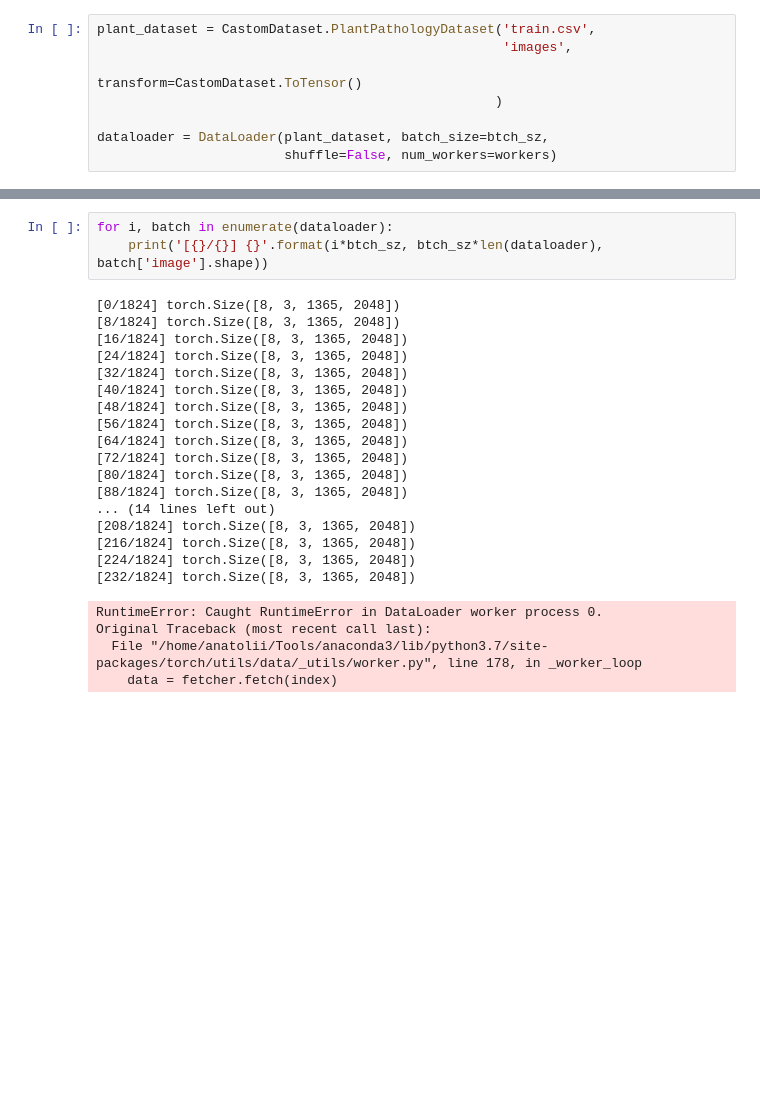
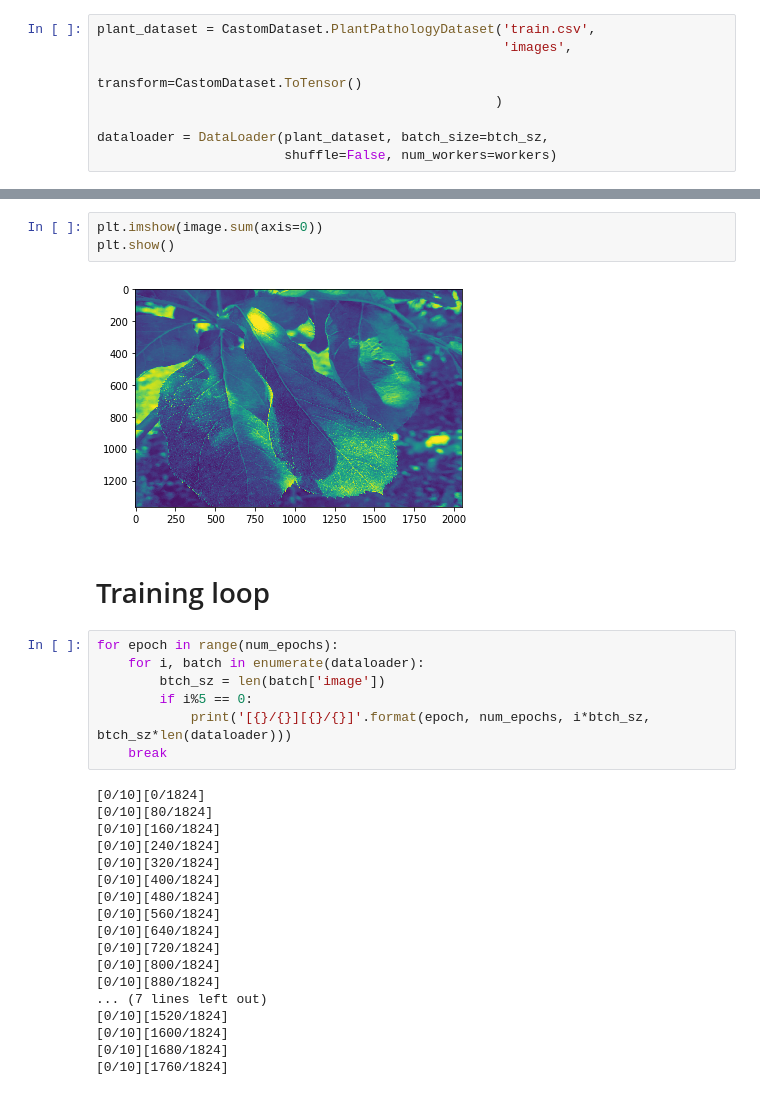
Before and after one commit to akorol98/Plant-Pathology, a Jupyter notebook: main.ipynb, the cells around one changed output, grey strips where cells are left out. Drawn from its saved outputs; the diff is of its cells as text; blank space fills up the shorter version.

Commit message:
format data loader

```diff
--- a/main.ipynb
+++ b/main.ipynb
@@ -66,25 +75,32 @@ tensor([1, 0, 0, 0])
+# %%
+plt.imshow(image.sum(axis=0))
+plt.show()
+# %% [output]
+[figure, added]
+# %% [markdown]
+# Training loop
 # %%
-for i, batch in enumerate(dataloader):
-    print('[{}/{}] {}'.format(i*btch_sz, btch_sz*len(dataloader), batch['image'].shape))
+for epoch in range(num_epochs):
+    for i, batch in enumerate(dataloader):
+        btch_sz = len(batch['image'])
+        if i%5 == 0:
+            print('[{}/{}][{}/{}]'.format(epoch, num_epochs, i*btch_sz, btch_sz*len(dataloader)))
+    break
 # %% [output]
-[0/1824] torch.Size([8, 3, 1365, 2048])
-[8/1824] torch.Size([8, 3, 1365, 2048])
-[16/1824] torch.Size([8, 3, 1365, 2048])
-[24/1824] torch.Size([8, 3, 1365, 2048])
-[32/1824] torch.Size([8, 3, 1365, 2048])
-[40/1824] torch.Size([8, 3, 1365, 2048])
-[48/1824] torch.Size([8, 3, 1365, 2048])
-[56/1824] torch.Size([8, 3, 1365, 2048])
-[64/1824] torch.Size([8, 3, 1365, 2048])
-[72/1824] torch.Size([8, 3, 1365, 2048])
-[80/1824] torch.Size([8, 3, 1365, 2048])
-[88/1824] torch.Size([8, 3, 1365, 2048])
-... (14 lines left out)
-[208/1824] torch.Size([8, 3, 1365, 2048])
-[216/1824] torch.Size([8, 3, 1365, 2048])
-[224/1824] torch.Size([8, 3, 1365, 2048])
-[232/1824] torch.Size([8, 3, 1365, 2048])
+[0/10][0/1824]
+[0/10][80/1824]
+[0/10][160/1824]
+[0/10][240/1824]
+[0/10][320/1824]
+[0/10][400/1824]
+[0/10][480/1824]
+[0/10][560/1824]
+[0/10][640/1824]
+[0/10][720/1824]
+[0/10][800/1824]
+[0/10][880/1824]
+... (7 lines left out)
+[0/10][1520/1824]
+[0/10][1600/1824]
+[0/10][1680/1824]
+[0/10][1760/1824]
-RuntimeError: Caught RuntimeError in DataLoader worker process 0.
-Original Traceback (most recent call last):
-  File "/home/anatolii/Tools/anaconda3/lib/python3.7/site-packages/torch/utils/data/_utils/worker.py", line 178, in _worker_loop
-    data = fetcher.fetch(index)
```
Also changed, not shown: parts of 8 cells of this notebook.
